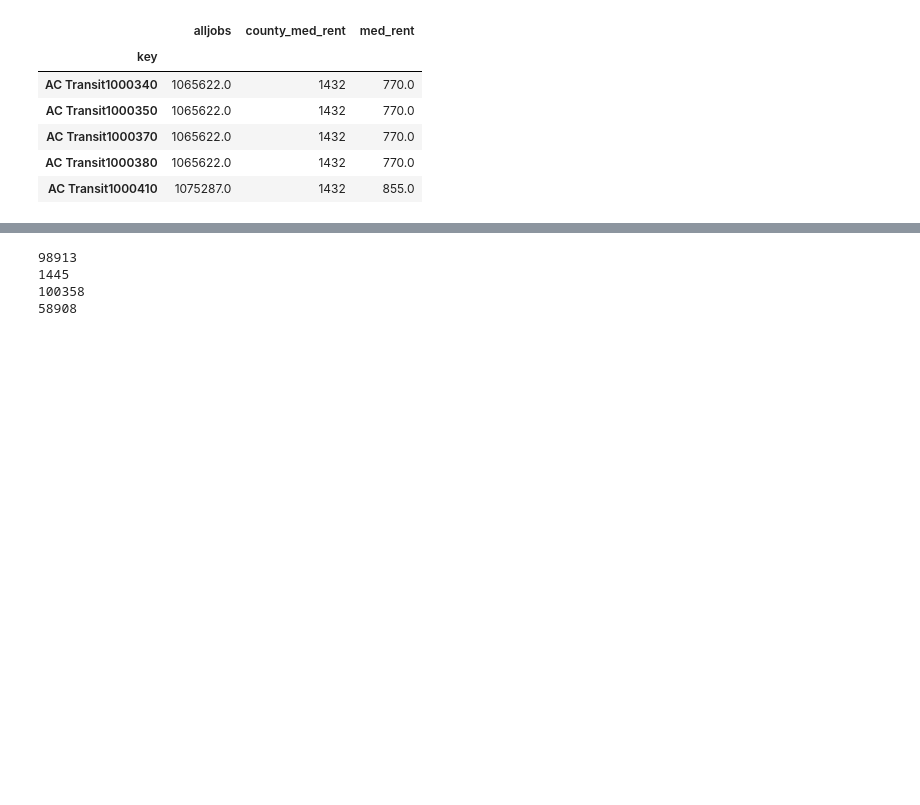
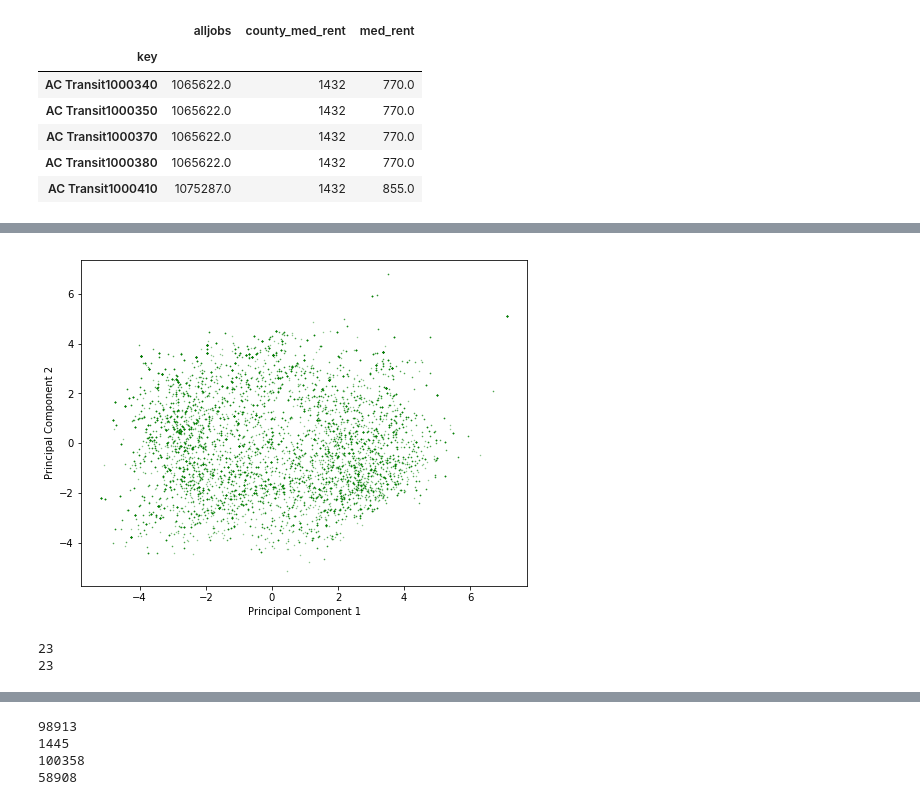
Before and after one commit to jarednolan/Upzoning, a Jupyter notebook: PCA_analysis.ipynb, the cells around one changed output, grey strips where cells are left out. Saved outputs shown, nothing was run; the diff lists cells and outputs as text; code cells hidden in the pictures; blank space fills up the shorter version.

```diff
--- a/PCA_analysis.ipynb
+++ b/PCA_analysis.ipynb
@@ -117,0 +156,11 @@ stop_stats.iloc[:,1:23].to_csv(matpath + 'formatlab3.csv')
+# %%
+features = ['rent_comp', 'jobs', 'pct_rent', 'pct_white', 'pct_hispanic', 'pct_black', 'pct_asian',
+            'pct_below200pov', 'hispanic_pov', 'black_pov', 'asian_pov', 'white_pov',
+            'pct_sfdetach', 'pct_smallmf', 'pct_bigmf', 'pct_medmf', 'pct_vacant', 'pct_since2000', 'pct_before1950',
+            'pct_bach_degree', 'pct_hh_kids', 'pct_unemp_civ', 'density']
+
+# Separating out the features into an array
+x = stop_stats_nonull.loc[:, features].values
+
+# Standardizing the features
+x = StandardScaler().fit_transform(x)
@@ -117,0 +183,18 @@ stop_stats.iloc[:,1:23].to_csv(matpath + 'formatlab3.csv')
+# %%
+plt.figure(1, figsize=(8,6), )
+ax = plt.scatter(pca_df.loc[:,0], pca_df.loc[:,1], color='g', alpha=.5, edgecolor='g', s=0.2)
+plt.xlabel('Principal Component 1')
+plt.ylabel('Principal Component 2')
+plt.show()
+# %% [output]
+[figure, added]
+# %%
+explained = pca.explained_variance_ratio_
+explained_sum = np.cumsum(explained)
+eigenvector = np.array(range(1,24))
+
+print(len(explained))
+print(len(eigenvector))
+# %% [output]
+23
+23
```
Also changed, not shown: parts of 22 cells of this notebook.
